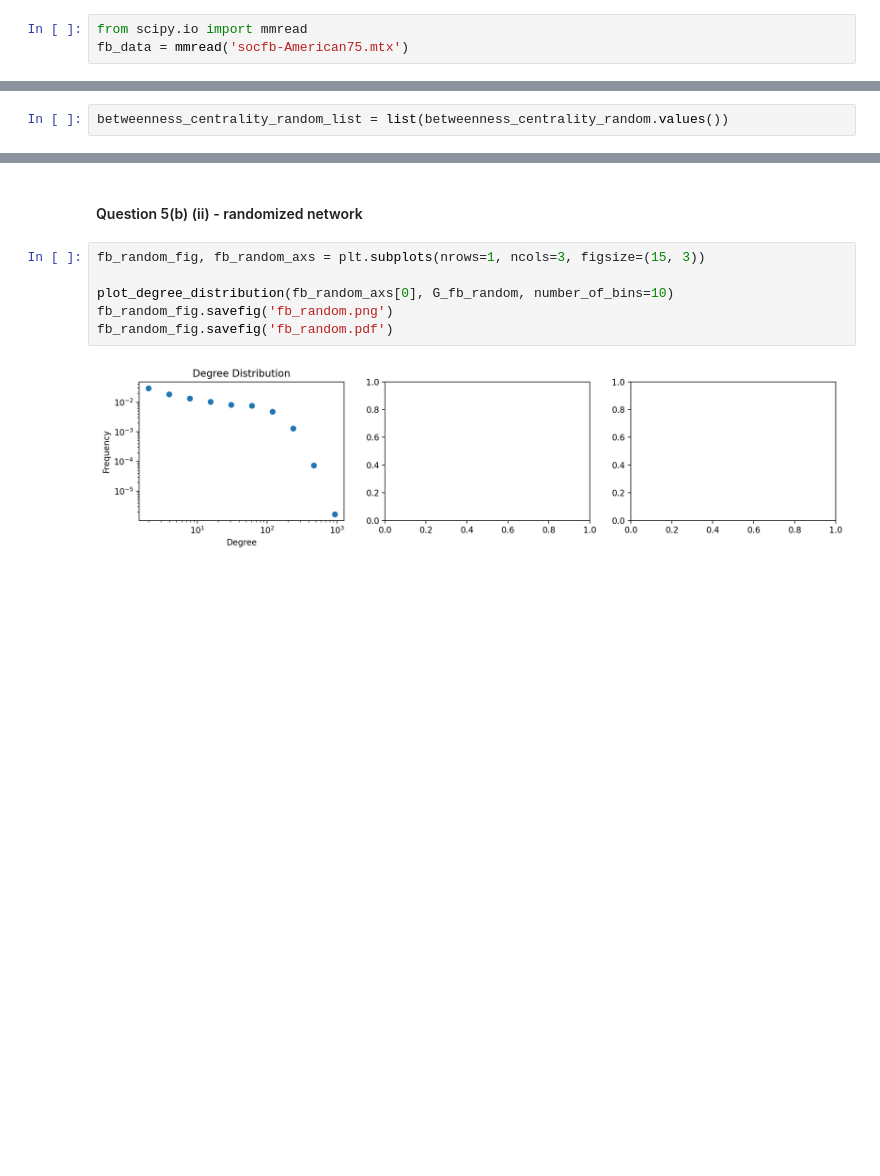
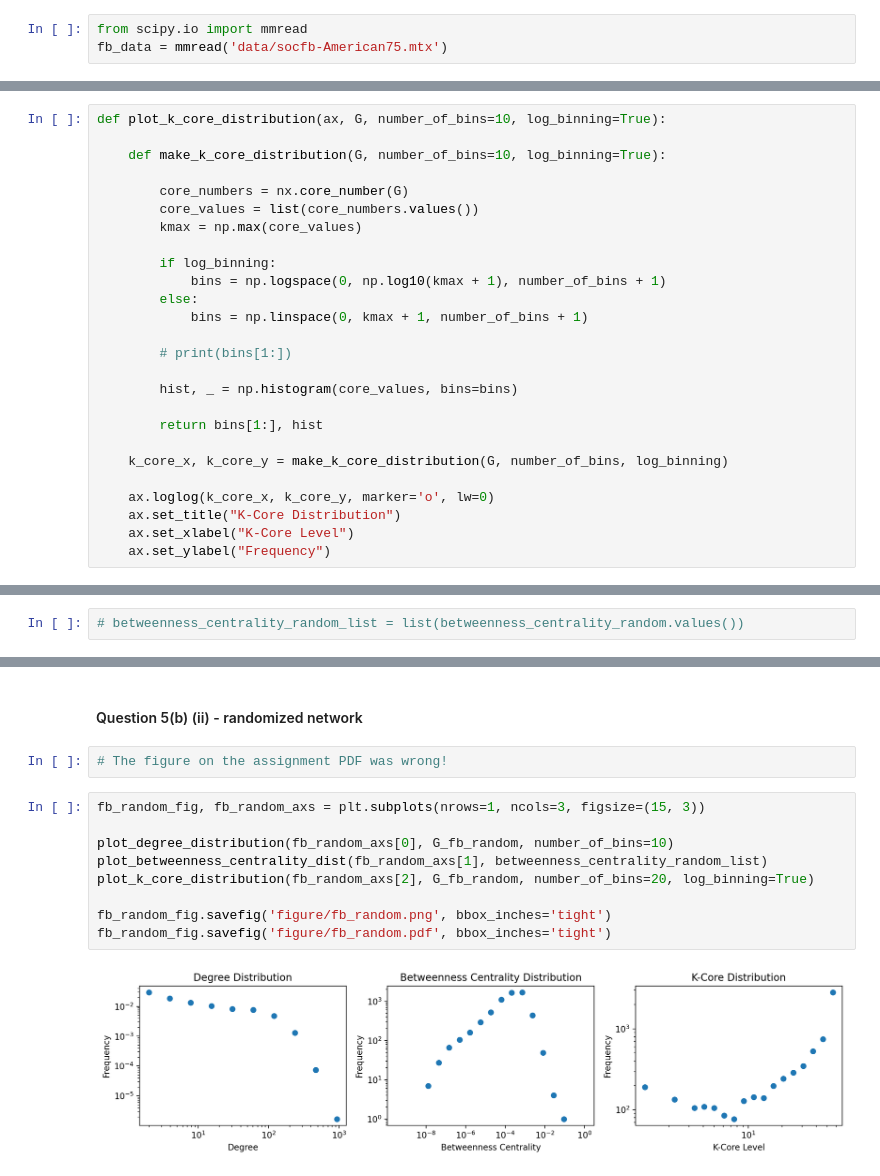
Before and after one commit to mu373/student-network-science-data-book, a Jupyter notebook: assignments/assignment01.ipynb, the cells around one changed output, grey strips where cells are left out. Saved outputs shown, nothing was run; the diff lists cells and outputs as text; blank space fills up the shorter version.

Commit message:
Update assignment

```diff
--- a/assignments/assignment01.ipynb
+++ b/assignments/assignment01.ipynb
@@ -1018,7 +1018,7 @@ References
 - Edge: Friendship, social relationship on Facebook (217,662 edges)
 # %%
 from scipy.io import mmread
-fb_data = mmread('socfb-American75.mtx')
+fb_data = mmread('data/socfb-American75.mtx')
 # %%
 G_fb = nx.Graph(fb_data)
 # %%
@@ -1128,0 +1134,26 @@ def plot_betweenness_centrality_dist(ax, betweenness_centrality_list):
+# %%
+def plot_k_core_distribution(ax, G, number_of_bins=10, log_binning=True):
+
+    def make_k_core_distribution(G, number_of_bins=10, log_binning=True):
+
+        core_numbers = nx.core_number(G)
+        core_values = list(core_numbers.values())
+        kmax = np.max(core_values)
+
+        if log_binning:
+            bins = np.logspace(0, np.log10(kmax + 1), number_of_bins + 1)
+        else:
+            bins = np.linspace(0, kmax + 1, number_of_bins + 1)
+
+        # print(bins[1:])
+
+        hist, _ = np.histogram(core_values, bins=bins)
+
+        return bins[1:], hist
+
+    k_core_x, k_core_y = make_k_core_distribution(G, number_of_bins, log_binning)
+
+    ax.loglog(k_core_x, k_core_y, marker='o', lw=0)
+    ax.set_title("K-Core Distribution")
+    ax.set_xlabel("K-Core Level")
+    ax.set_ylabel("Frequency")
@@ -1137,2 +1171,2 @@ KeyboardInterrupt
 # %%
-betweenness_centrality_random_list = list(betweenness_centrality_random.values())
+# betweenness_centrality_random_list = list(betweenness_centrality_random.values())
@@ -1153,10 +1191,15 @@ fb_fig.savefig('fb_original.pdf')
 # %% [markdown]
 #### Question 5(b) (ii) - randomized network
+# %%
+# The figure on the assignment PDF was wrong!
 # %%
 fb_random_fig, fb_random_axs = plt.subplots(nrows=1, ncols=3, figsize=(15, 3))
 
 plot_degree_distribution(fb_random_axs[0], G_fb_random, number_of_bins=10)
-fb_random_fig.savefig('fb_random.png')
-fb_random_fig.savefig('fb_random.pdf')
+plot_betweenness_centrality_dist(fb_random_axs[1], betweenness_centrality_random_list)
+plot_k_core_distribution(fb_random_axs[2], G_fb_random, number_of_bins=20, log_binning=True)
+
+fb_random_fig.savefig('figure/fb_random.png', bbox_inches='tight')
+fb_random_fig.savefig('figure/fb_random.pdf', bbox_inches='tight')
 # %% [output]
-[figure, old version]
+[figure, new version]
```
Also changed, not shown: parts of 15 cells of this notebook.
